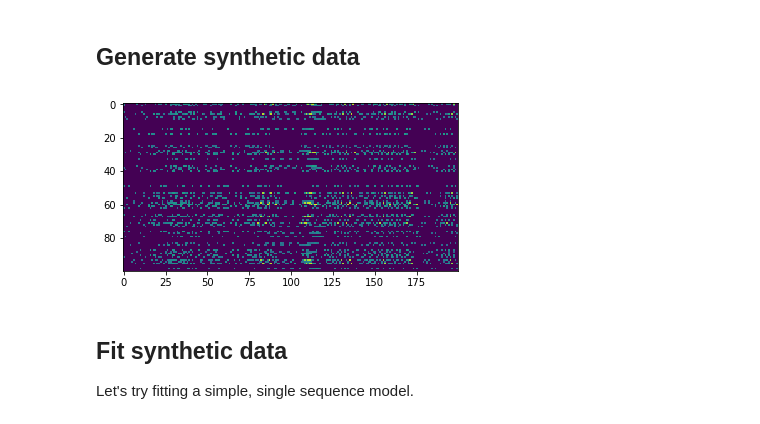
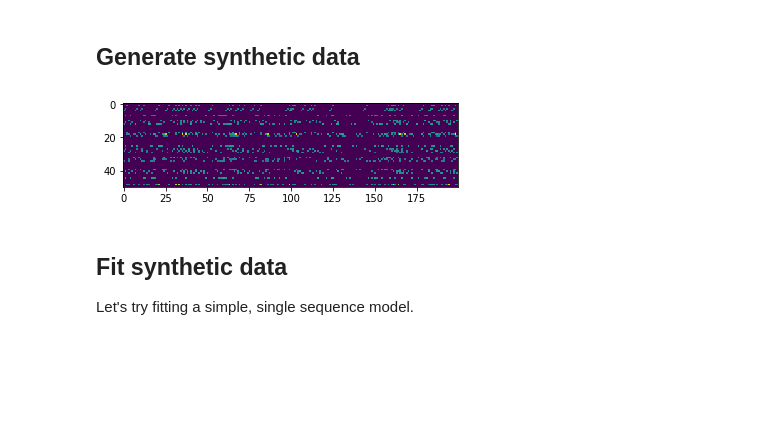
Before and after one commit to degleris1/cmfpy, a Jupyter notebook: examples/demo.ipynb, the cells around one changed output. Cells and saved outputs as stored; diff of their text form; code cells hidden in the pictures; blank space fills up the shorter version.

```diff
--- a/examples/demo.ipynb
+++ b/examples/demo.ipynb
@@ -29,18 +29,18 @@ from cnmfpy.tests import seq_nmf_data
 # %% [markdown]
 ## Generate synthetic data
 # %%
-N = 100  # Number of neurons
+N = 50  # Number of neurons
 T = 200  # Length of data in time
 L = 10  # Max time lag
 K = 2  # Number of factors
 sparsity=0.75
 
 data, Wreal, Hreal = seq_nmf_data(N, T, L, K, sparsity)
 
 plt.imshow(data)
 plt.show()
 # %% [output]
-[figure, old version]
+[figure, new version]
 # %% [markdown]
 ## Fit synthetic data
 
```
Also changed, not shown: parts of 6 cells of this notebook, 5 other files.
